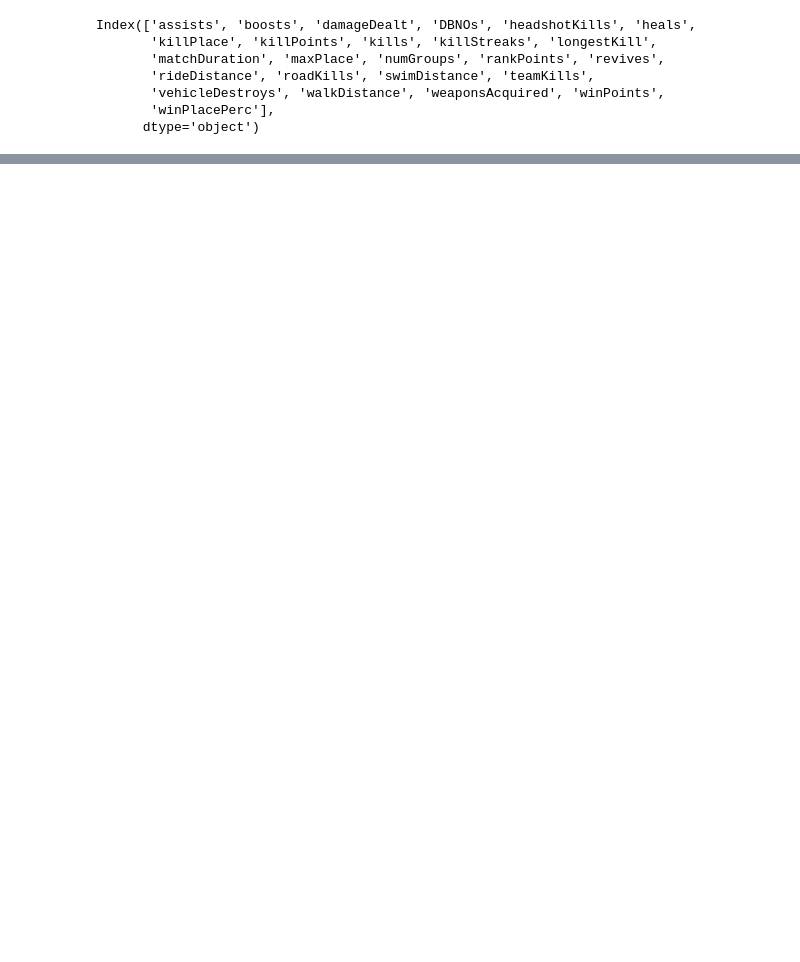
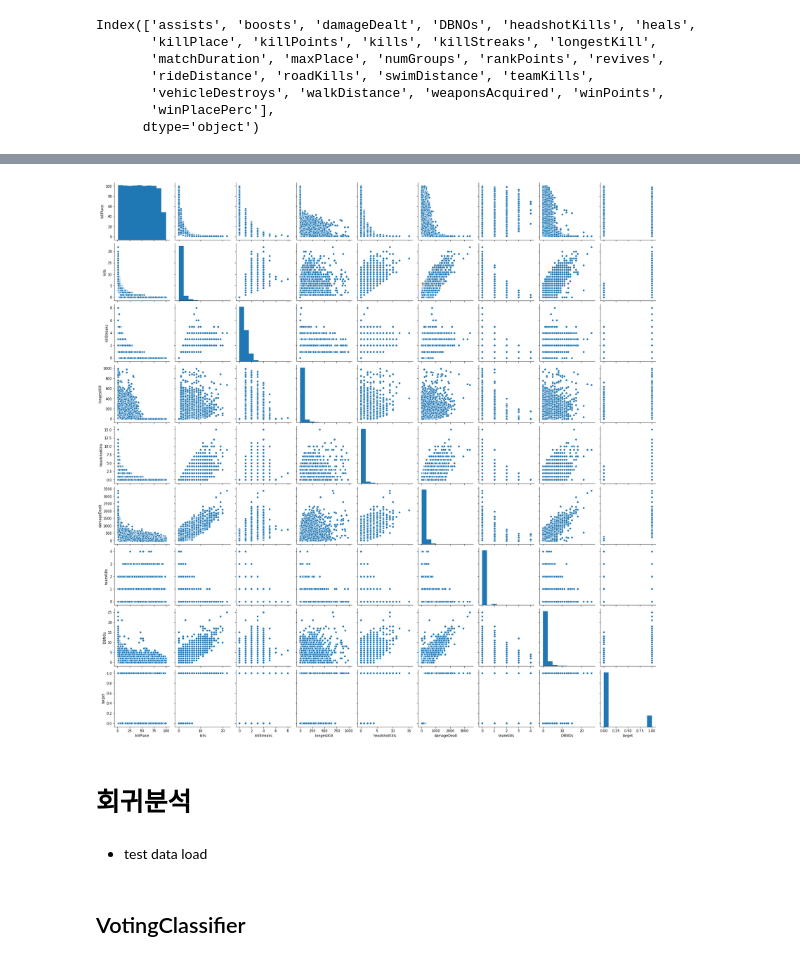
Before and after one commit to JunO-93/Pubg, a Jupyter notebook: juno/Pubg.ipynb, the cells around one changed output, grey strips where cells are left out. Saved outputs shown, nothing was run; the diff lists cells and outputs as text; code cells hidden in the pictures; blank space fills up the shorter version.

```diff
--- a/juno/Pubg.ipynb
+++ b/juno/Pubg.ipynb
@@ -362,0 +448,4 @@ for i in range(0,45):
+# %%
+y_1_1=kmeans.labels_
+y_1_1=pd.DataFrame(y_1_1)
+result_squad_1 = pd.concat([x_1,y_1_1],axis=1)
@@ -362,0 +468,4 @@ for i in range(0,45):
+# %%
+result_squad_1.columns=['killPlace','kills','killStreaks',\
+                        'longestKill','headshotKills','damageDealt','teamKills','DBNOs',\
+                        'target']
@@ -362,0 +515,10 @@ for i in range(0,45):
+# %%
+import seaborn as sns
+sns.pairplot(result_squad_1,palette='bright')
+plt.show()
+# %% [output]
+[figure, added]
+# %% [markdown]
+# 회귀분석
+# %% [markdown]
+- test data load
@@ -362,0 +527,2 @@ for i in range(0,45):
+# %% [markdown]
+## VotingClassifier
```
Also changed, not shown: parts of 65 cells of this notebook.
